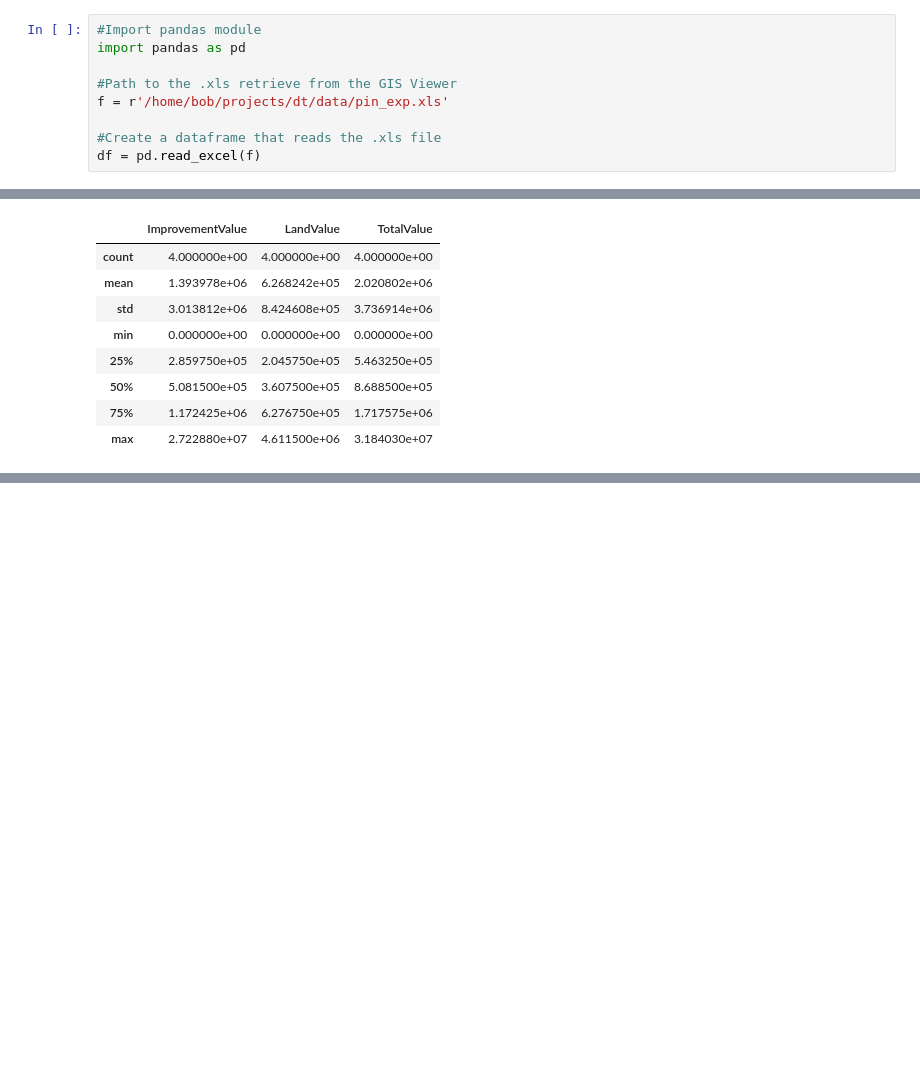
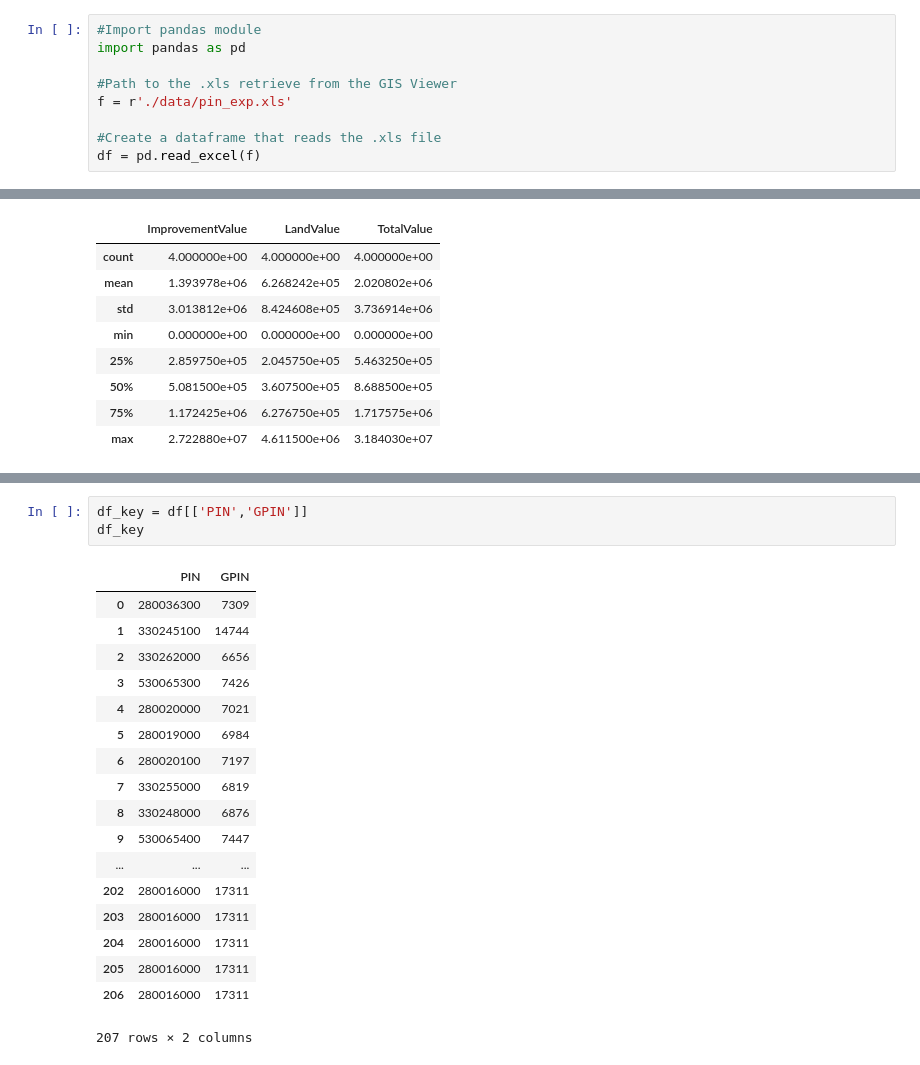
Before and after one commit to strmwtr/downtown_assessments, a Jupyter notebook: Downtown Assessments.ipynb, the cells around one changed output, grey strips where cells are left out. Saved outputs shown, nothing was run; the diff lists cells and outputs as text; blank space fills up the shorter version.

```diff
--- a/Downtown Assessments.ipynb
+++ b/Downtown Assessments.ipynb
@@ -52,7 +52,7 @@ Charlottesville GIS Viewer: https://gisweb.charlottesville.org/GisViewer/
 import pandas as pd
 
 #Path to the .xls retrieve from the GIS Viewer
-f = r'/home/bob/projects/dt/data/pin_exp.xls'
+f = r'./data/pin_exp.xls'
 
 #Create a dataframe that reads the .xls file
 df = pd.read_excel(f)
@@ -409,0 +308,22 @@ m
+# %%
+df_key = df[['PIN','GPIN']]
+df_key
+# %% [output]
+|  | PIN | GPIN |
+| 0 | 280036300 | 7309 |
+| 1 | 330245100 | 14744 |
+| 2 | 330262000 | 6656 |
+| 3 | 530065300 | 7426 |
+| 4 | 280020000 | 7021 |
+| 5 | 280019000 | 6984 |
+| 6 | 280020100 | 7197 |
+| 7 | 330255000 | 6819 |
+| 8 | 330248000 | 6876 |
+| 9 | 530065400 | 7447 |
+| ... | ... | ... |
+| 202 | 280016000 | 17311 |
+| 203 | 280016000 | 17311 |
+| 204 | 280016000 | 17311 |
+| 205 | 280016000 | 17311 |
+| 206 | 280016000 | 17311 |
+207 rows × 2 columns
```
Also changed, not shown: parts of 48 cells of this notebook, 2 other files.
